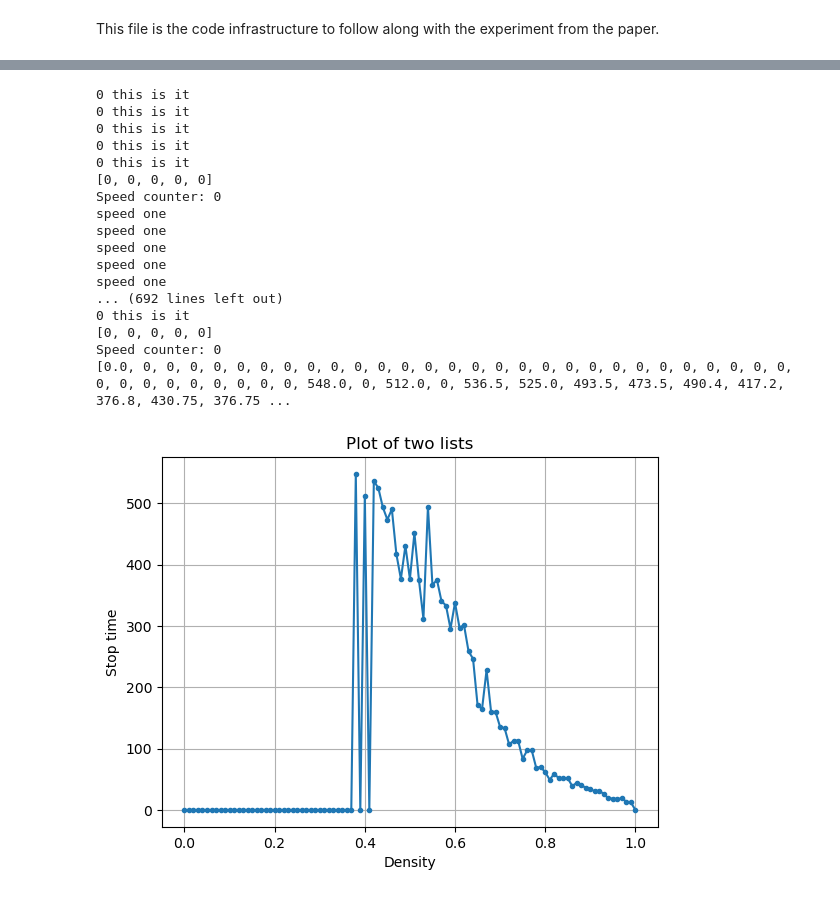
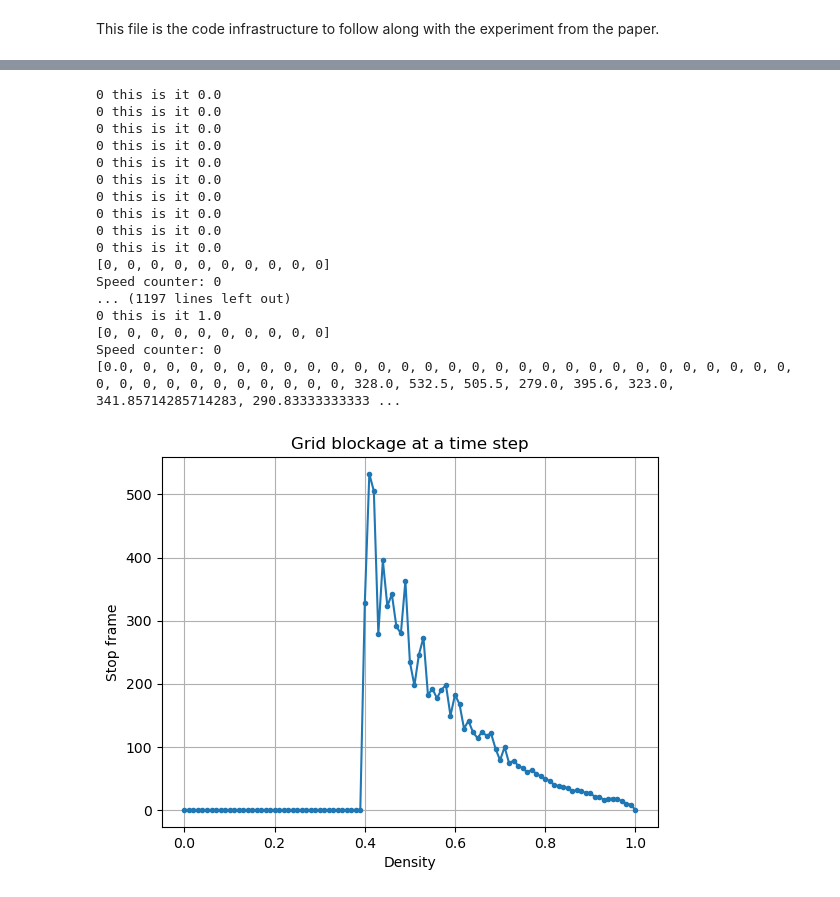
Before and after one commit to RebeccaFlach/rule-184, a Jupyter notebook: code/rule_184_density_exp.ipynb, the cells around one changed output, grey strips where cells are left out. Cells and saved outputs as stored; diff of their text form; code cells hidden in the pictures.

```diff
--- a/code/rule_184_density_exp.ipynb
+++ b/code/rule_184_density_exp.ipynb
@@ -170,41 +171,44 @@ density = increment_list = [i / 100 for i in range(0, 101)]
 stop = []
 
 for i in range(len(density)):
-    avg, speed_counter = measure(density[i], 5, 900)
+    avg, speed_counter = measure(50, density[i], 10, 750)
     stop.append(avg)
 
 print(stop)
 # %% [output]
-0 this is it
-0 this is it
-0 this is it
-0 this is it
-0 this is it
-[0, 0, 0, 0, 0]
+0 this is it 0.0
+0 this is it 0.0
+0 this is it 0.0
+0 this is it 0.0
+0 this is it 0.0
+0 this is it 0.0
+0 this is it 0.0
+0 this is it 0.0
+0 this is it 0.0
+0 this is it 0.0
+[0, 0, 0, 0, 0, 0, 0, 0, 0, 0]
 Speed counter: 0
-speed one
-speed one
-speed one
-speed one
-speed one
-... (692 lines left out)
-0 this is it
-[0, 0, 0, 0, 0]
+... (1197 lines left out)
+0 this is it 1.0
+[0, 0, 0, 0, 0, 0, 0, 0, 0, 0]
 Speed counter: 0
-[0.0, 0, 0, 0, 0, 0, 0, 0, 0, 0, 0, 0, 0, 0, 0, 0, 0, 0, 0, 0, 0, 0, 0, 0, 0, 0, 0, 0, 0, 0, 0, 0, 0, 0, 0, 0, 0, 0, 548.0, 0, 512.0, 0, 536.5, 525.0, 493.5, 473.5, 490.4, 417.2, 376.8, 430.75, 376.75 ...
+[0.0, 0, 0, 0, 0, 0, 0, 0, 0, 0, 0, 0, 0, 0, 0, 0, 0, 0, 0, 0, 0, 0, 0, 0, 0, 0, 0, 0, 0, 0, 0, 0, 0, 0, 0, 0, 0, 0, 0, 0, 328.0, 532.5, 505.5, 279.0, 395.6, 323.0, 341.85714285714283, 290.83333333333 ...
-# %%
-den_10 = [0.0, 0, 0, 0, 0, 0, 0, 0, 0, 0, 0, 0, 0, 0, 0, 0, 0, 0, 0, 0, 0, 0, 0, 0, 0, 0, 0, 0, 0, 0, 0, 0, 0, 0, 0, 0, 0, 0, 548.0, 0, 512.0, 0, 536.5, 525.0, 493.5, 473.5, 490.4, 417.2, 376.8, 430.75, 376.75, 451.5, 375.2, 311.8, 494.4, 366.8, 375.2, 340.6, 333.4, 295.6, 337.8, 297.4, 301.4, 258.8, 246.6, 171.4, 164.6, 228.0, 160.4, 159.8, 135.4, 133.4, 106.8, 112.8, 113.0, 83.4, 97.0, 97.8, 69.0, 69.8, 61.8, 49.2, 59.0, 51.8, 52.0, 51.8, 39.0, 44.2, 41.4, 35.4, 34.4, 30.2, 31.6, 25.8, 19.0, 18.6, 17.6, 19.2, 13.4, 12.4, 0.0]
-
-# Plotting the lists
-plt.plot(density, den_10, marker='.')
-
-# Adding labels and title
-plt.xlabel('Density')
-plt.ylabel('Stop time')
-plt.title('Plot of two lists')
-
-# Display the plot
-plt.grid(True)
-plt.show()
-# %% [output]
-[figure, removed]
+# %%
+den_10 = [0.0, 0.0, 0, 0.0, 0, 0, 0, 0, 0, 0, 0, 0, 0, 0, 0, 0, 0, 0, 0, 0, 0, 0, 0, 0, 0, 0, 0, 0, 0, 0, 0, 0, 0, 0, 0, 0, 0, 0, 202.0, 142.0, 0, 0, 0, 0, 0, 401.0, 385.0, 277.0, 0, 0, 112.0, 121.33333333333333, 80.33333333333333, 0, 35.5, 367.0, 145.0, 90.4, 139.66666666666666, 19.333333333333332, 191.8, 131.5, 50.4, 87.2, 26.0, 31.2, 105.2, 27.4, 26.0, 50.25, 24.8, 34.0, 34.0, 23.0, 14.2, 15.6, 21.6, 18.8, 16.6, 9.6, 15.2, 13.0, 16.4, 19.0, 15.2, 13.4, 10.8, 10.0, 8.0, 6.4, 8.4, 3.6, 9.0, 6.4, 7.6, 5.8, 4.6, 4.0, 2.2, 1.8, 0.0]
+den_50 = [0.0, 0, 0, 0, 0, 0, 0, 0, 0, 0, 0, 0, 0, 0, 0, 0, 0, 0, 0, 0, 0, 0, 0, 0, 0, 0, 0, 0, 0, 0, 0, 0, 0, 0, 0, 0, 0, 0, 0, 0, 0, 0, 278.0, 264.0, 658.0, 517.5, 373.0, 359.6666666666667, 178.0, 298.3333333333333, 286.6, 217.4, 205.2, 176.8, 165.2, 200.4, 191.0, 151.0, 179.4, 164.2, 163.6, 136.4, 134.6, 190.0, 138.0, 137.0, 104.0, 107.2, 124.4, 127.2, 122.8, 77.8, 91.4, 73.6, 113.2, 76.4, 63.2, 69.6, 81.4, 56.2, 54.2, 49.4, 37.0, 41.0, 35.2, 31.0, 38.4, 37.0, 30.0, 23.8, 21.8, 23.8, 22.0, 22.6, 15.8, 13.4, 14.2, 14.2, 11.4, 10.8, 0.0]
+den_50_10 = [0.0, 0, 0, 0, 0, 0, 0, 0, 0, 0, 0, 0, 0, 0, 0, 0, 0, 0, 0, 0, 0, 0, 0, 0, 0, 0, 0, 0, 0, 0, 0, 0, 0, 0, 0, 0, 0, 0, 0, 0, 328.0, 532.5, 505.5, 279.0, 395.6, 323.0, 341.85714285714283, 290.8333333333333, 279.75, 362.6666666666667, 234.33333333333334, 197.25, 246.11111111111111, 273.2, 182.5, 191.77777777777777, 177.11111111111111, 190.7, 197.7, 149.4, 182.6, 167.6, 129.0, 141.2, 122.9, 113.9, 123.7, 117.6, 121.2, 96.9, 78.7, 99.7, 74.0, 78.2, 70.2, 66.3, 59.6, 63.5, 57.6, 53.3, 49.5, 45.8, 40.0, 37.6, 36.9, 34.6, 29.4, 31.6, 30.2, 26.7, 27.0, 20.7, 20.3, 16.4, 17.5, 18.1, 17.6, 13.7, 10.0, 8.3, 0.0]
+den_100 = [0.0, 0, 0, 0, 0, 0, 0, 0, 0, 0, 0, 0, 0, 0, 0, 0, 0, 0, 0, 0, 0, 0, 0, 0, 0, 0, 0, 0, 0, 0, 0, 0, 0, 0, 0, 0, 0, 0, 548.0, 0, 512.0, 0, 536.5, 525.0, 493.5, 473.5, 490.4, 417.2, 376.8, 430.75, 376.75, 451.5, 375.2, 311.8, 494.4, 366.8, 375.2, 340.6, 333.4, 295.6, 337.8, 297.4, 301.4, 258.8, 246.6, 171.4, 164.6, 228.0, 160.4, 159.8, 135.4, 133.4, 106.8, 112.8, 113.0, 83.4, 97.0, 97.8, 69.0, 69.8, 61.8, 49.2, 59.0, 51.8, 52.0, 51.8, 39.0, 44.2, 41.4, 35.4, 34.4, 30.2, 31.6, 25.8, 19.0, 18.6, 17.6, 19.2, 13.4, 12.4, 0.0]
+den_150 = [0.0, 0, 0, 0, 0, 0, 0, 0, 0, 0, 0, 0, 0, 0, 0, 0, 0, 0, 0, 0, 0, 0, 0, 0, 0, 0, 0, 0, 0, 0, 0, 0, 0, 0, 0, 0, 0, 800.0, 0, 675.0, 576.0, 712.3333333333334, 646.25, 785.0, 646.6666666666666, 540.5, 530.75, 623.25, 625.2, 525.4, 530.0, 502.2, 578.5, 582.6, 597.0, 490.6, 523.4, 327.2, 341.8, 472.8, 444.0, 355.4, 297.4, 245.8, 246.0, 230.0, 175.0, 199.6, 169.2, 204.8, 153.0, 132.2, 141.8, 119.0, 122.4, 96.6, 100.0, 107.2, 92.2, 87.2, 76.8, 81.2, 73.0, 58.0, 57.8, 54.6, 48.4, 49.8, 37.8, 37.8, 40.6, 41.4, 32.8, 30.0, 25.8, 21.4, 19.4, 19.4, 20.6, 18.8, 0.0]
+# Plotting the lists
+plt.plot(density, den_50_10, marker='.')
+
+# Adding labels and title
+plt.xlabel('Density')
+plt.ylabel('Stop frame')
+plt.title('Grid blockage at a time step')
+
+# Display the plot
+plt.grid(True)
+plt.show()
+# %% [output]
+[figure, added]
```
Also changed, not shown: parts of 1 cell of this notebook.
